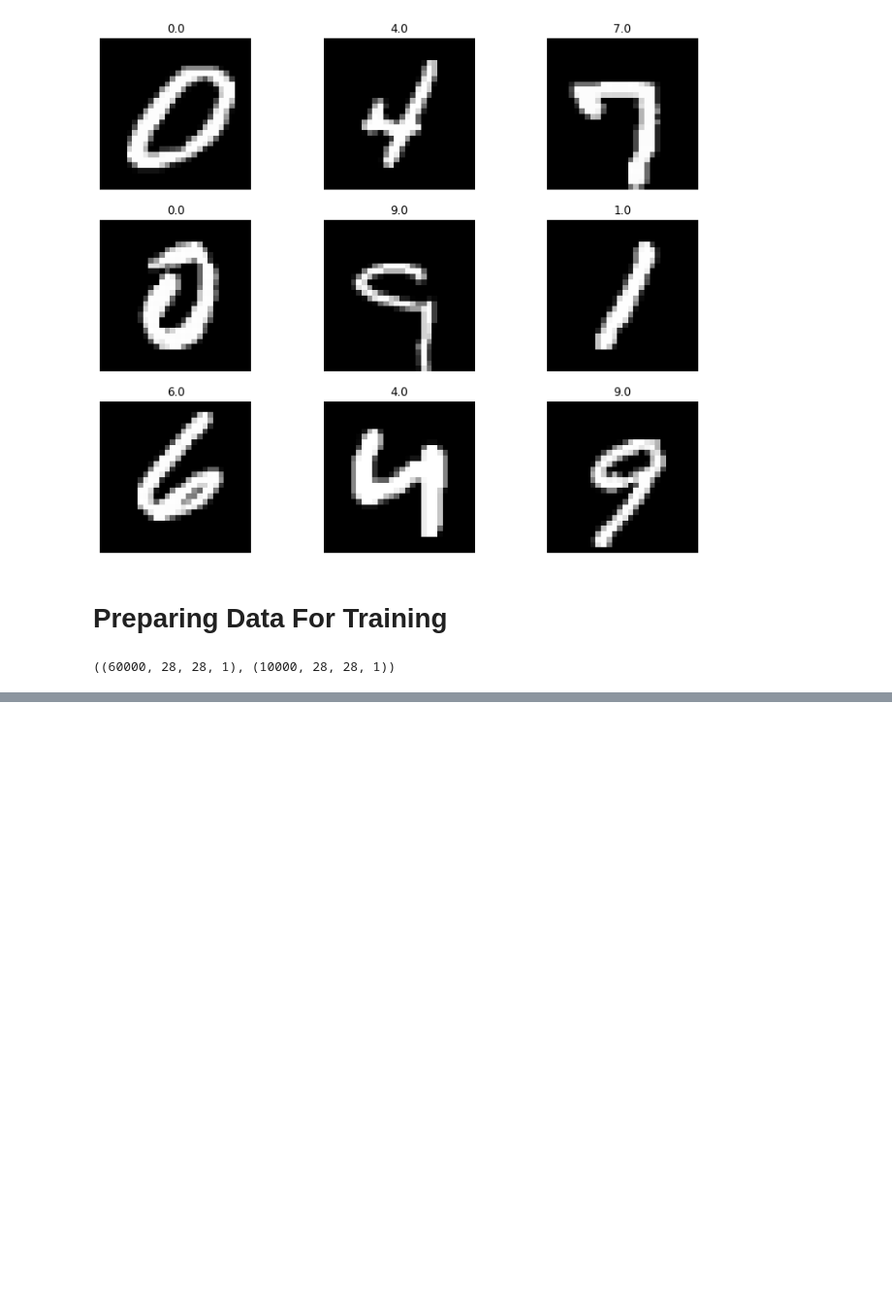
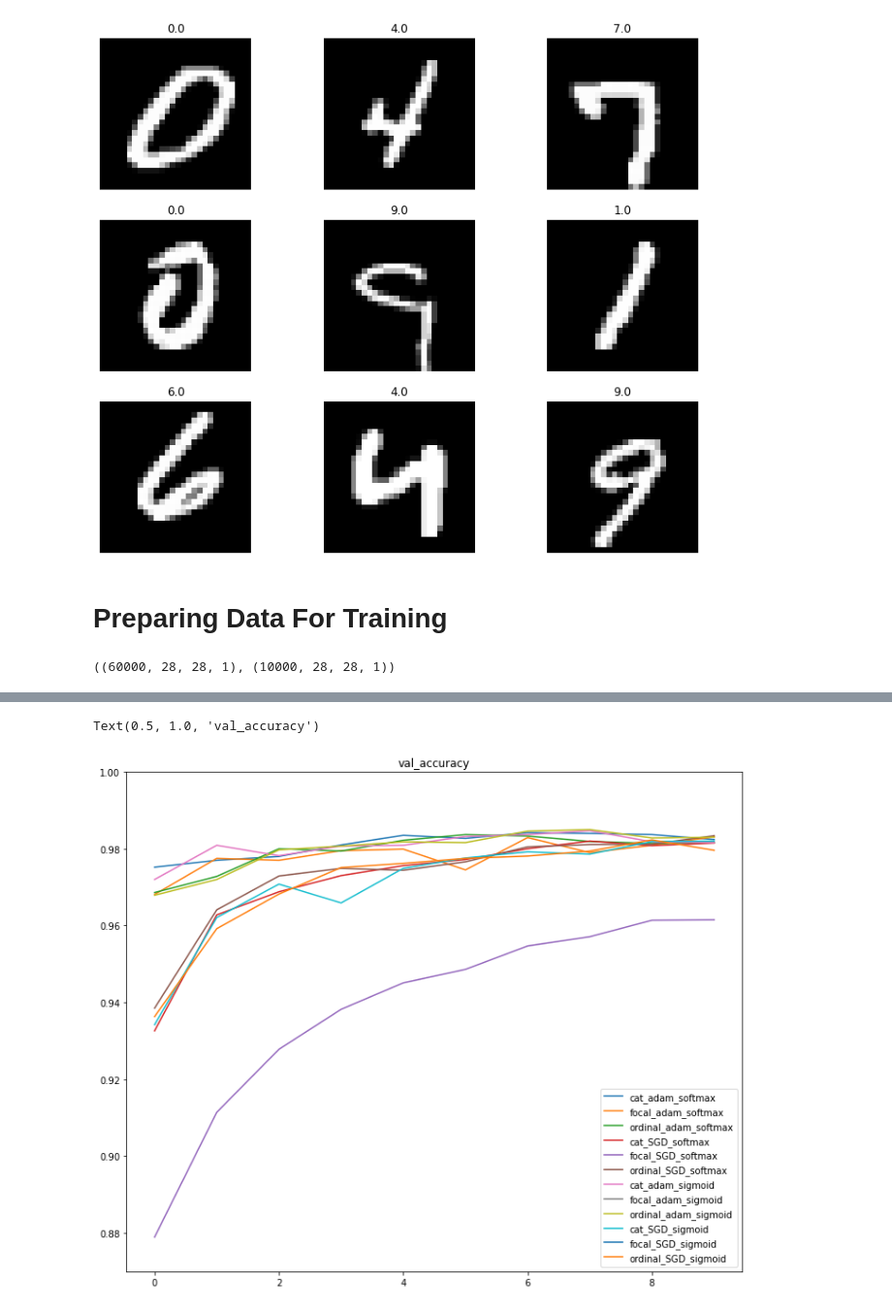
Before and after one commit to mkhoshbin72/mnist, a Jupyter notebook: minist.ipynb, the cells around one changed output, grey strips where cells are left out. Shown: that part at 97% size. Saved outputs shown, nothing was run; the diff lists cells and outputs as text; code cells hidden in the pictures; blank space fills up the shorter version.

```diff
--- a/minist.ipynb
+++ b/minist.ipynb
@@ -314,2 +309,13 @@ plt.legend()
+# %%
+plt.figure(figsize=(12,10))
+plt.ylim([0.87, 1.0])
+
+for i,hist in enumerate(histories):
+  plt.plot(hist.history['val_accuracy'], label=names[i])
+plt.legend()
+plt.title('val_accuracy')
+# %% [output]
+Text(0.5, 1.0, 'val_accuracy')
+[figure, added]
 # %%
 plt.figure(figsize=(12,10))
```
Also changed, not shown: parts of 8 cells of this notebook, 5 other files.
